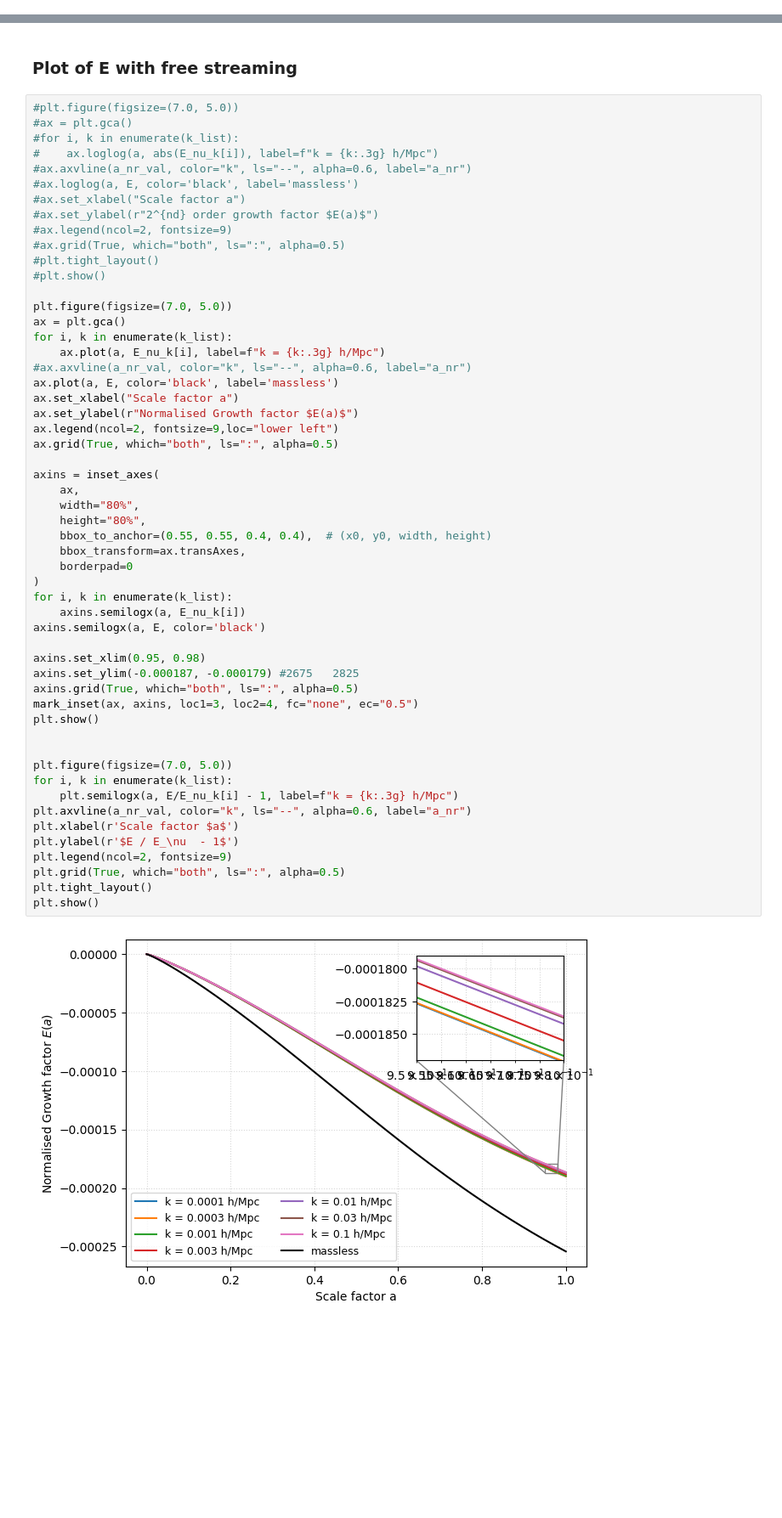
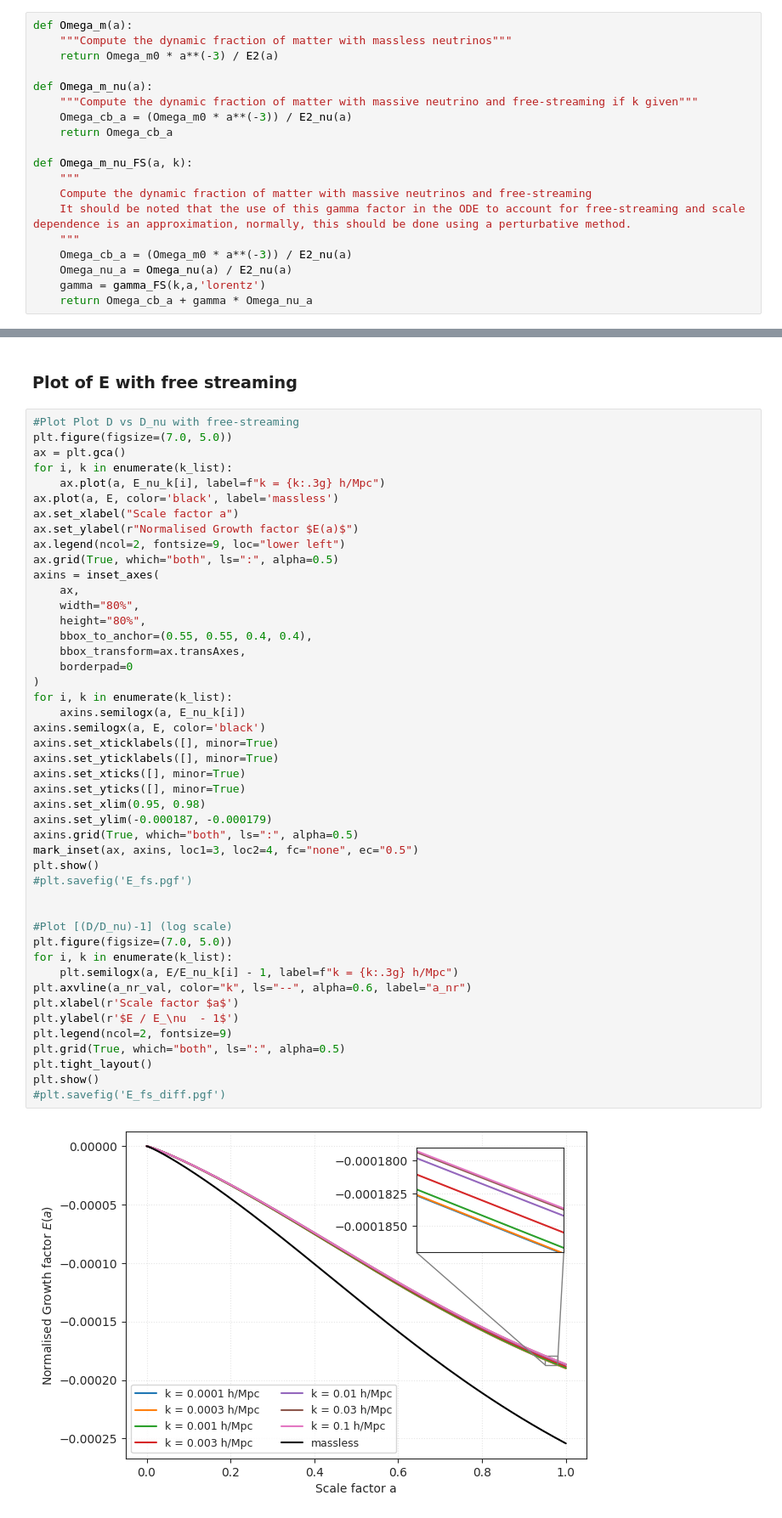
Before and after one commit to Xantyos13/DISCO-DJ, a Jupyter notebook: Test_bench_for_neutrinos_impact_on_LSS.ipynb, the cells around one changed output, grey strips where cells are left out. Shown at 85% size. Saved outputs shown, nothing was run; the diff lists cells and outputs as text; blank space fills up the shorter version.

```diff
--- a/Test_bench_for_neutrinos_impact_on_LSS.ipynb
+++ b/Test_bench_for_neutrinos_impact_on_LSS.ipynb
@@ -467,3 +443,22 @@ def Omega_m_nu(a):
+# %%
+def Omega_m(a):
+    """Compute the dynamic fraction of matter with massless neutrinos"""
+    return Omega_m0 * a**(-3) / E2(a)
+
+def Omega_m_nu(a):
+    """Compute the dynamic fraction of matter with massive neutrino and free-streaming if k given"""
+    Omega_cb_a = (Omega_m0 * a**(-3)) / E2_nu(a)
+    return Omega_cb_a
+
+def Omega_m_nu_FS(a, k):
+    """
+    Compute the dynamic fraction of matter with massive neutrinos and free-streaming
+    It should be noted that the use of this gamma factor in the ODE to account for free-streaming and scale dependence is an approximation, normally, this should be done using a perturbative method.
+    """
+    Omega_cb_a = (Omega_m0 * a**(-3)) / E2_nu(a)
+    Omega_nu_a = Omega_nu(a) / E2_nu(a)
+    gamma = gamma_FS(k,a,'lorentz')
+    return Omega_cb_a + gamma * Omega_nu_a
 # %% [markdown]
 ### Test of free-streaming functions
 # %%
@@ -762,59 +732,51 @@ plt.show()
 # %% [markdown]
 ### Plot of E with free streaming
 # %%
-#plt.figure(figsize=(7.0, 5.0))
-#ax = plt.gca()
-#for i, k in enumerate(k_list):
-#    ax.loglog(a, abs(E_nu_k[i]), label=f"k = {k:.3g} h/Mpc")
-#ax.axvline(a_nr_val, color="k", ls="--", alpha=0.6, label="a_nr")
-#ax.loglog(a, E, color='black', label='massless')
-#ax.set_xlabel("Scale factor a")
-#ax.set_ylabel(r"2^{nd} order growth factor $E(a)$")
-#ax.legend(ncol=2, fontsize=9)
-#ax.grid(True, which="both", ls=":", alpha=0.5)
-#plt.tight_layout()
-#plt.show()
-
+#Plot Plot D vs D_nu with free-streaming
 plt.figure(figsize=(7.0, 5.0))
 ax = plt.gca()
 for i, k in enumerate(k_list):
     ax.plot(a, E_nu_k[i], label=f"k = {k:.3g} h/Mpc")
-#ax.axvline(a_nr_val, color="k", ls="--", alpha=0.6, label="a_nr")
 ax.plot(a, E, color='black', label='massless')
 ax.set_xlabel("Scale factor a")
 ax.set_ylabel(r"Normalised Growth factor $E(a)$")
-ax.legend(ncol=2, fontsize=9,loc="lower left")
+ax.legend(ncol=2, fontsize=9, loc="lower left")
 ax.grid(True, which="both", ls=":", alpha=0.5)
-
 axins = inset_axes(
     ax,
     width="80%",
     height="80%",
-    bbox_to_anchor=(0.55, 0.55, 0.4, 0.4),  # (x0, y0, width, height)
+    bbox_to_anchor=(0.55, 0.55, 0.4, 0.4),
     bbox_transform=ax.transAxes,
     borderpad=0
 )
 for i, k in enumerate(k_list):
     axins.semilogx(a, E_nu_k[i])
 axins.semilogx(a, E, color='black')
-
+axins.set_xticklabels([], minor=True)
+axins.set_yticklabels([], minor=True)
+axins.set_xticks([], minor=True)
+axins.set_yticks([], minor=True)
 axins.set_xlim(0.95, 0.98)
-axins.set_ylim(-0.000187, -0.000179) #2675   2825
+axins.set_ylim(-0.000187, -0.000179)
 axins.grid(True, which="both", ls=":", alpha=0.5)
 mark_inset(ax, axins, loc1=3, loc2=4, fc="none", ec="0.5")
 plt.show()
+#plt.savefig('E_fs.pgf')
 
 
+#Plot [(D/D_nu)-1] (log scale)
 plt.figure(figsize=(7.0, 5.0))
 for i, k in enumerate(k_list):
     plt.semilogx(a, E/E_nu_k[i] - 1, label=f"k = {k:.3g} h/Mpc")
 plt.axvline(a_nr_val, color="k", ls="--", alpha=0.6, label="a_nr")
 plt.xlabel(r'Scale factor $a$')
 plt.ylabel(r'$E / E_\nu  - 1$')
 plt.legend(ncol=2, fontsize=9)
 plt.grid(True, which="both", ls=":", alpha=0.5)
 plt.tight_layout()
 plt.show()
+#plt.savefig('E_fs_diff.pgf')
 # %% [output]
-[figure, old version]
+[figure, new version]
 [figure]
```
Also changed, not shown: parts of 12 cells of this notebook, 8 other files.
